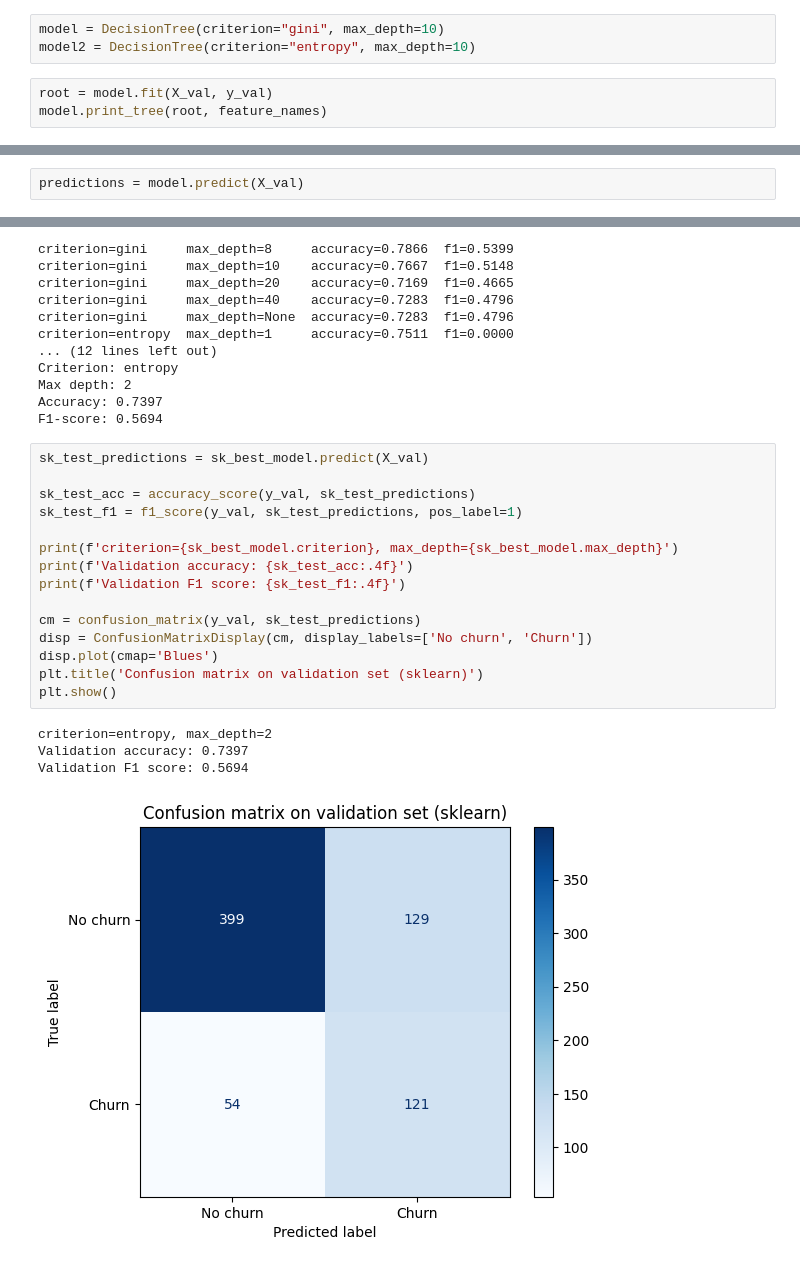
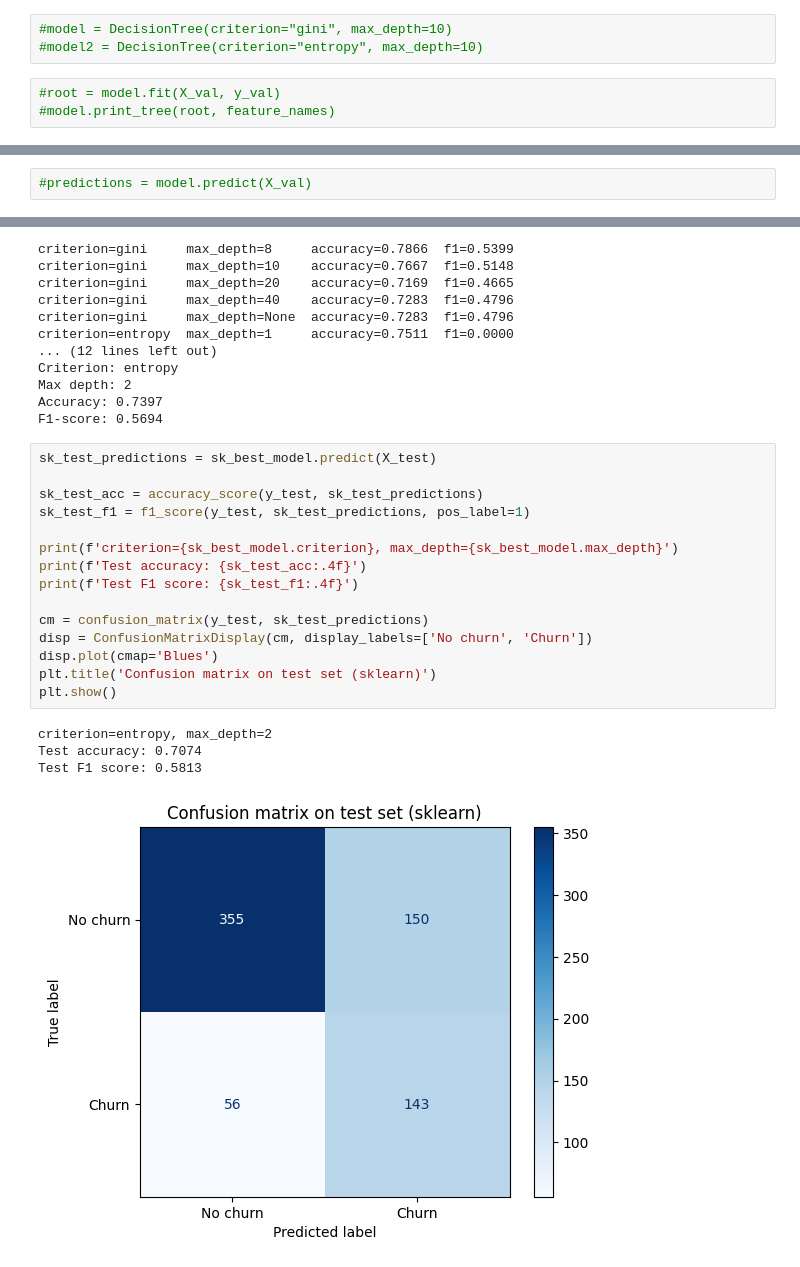
Before and after one commit to madsrb2003-dev/inf264_proj1, a Jupyter notebook: run_experiment.ipynb, the cells around one changed output, grey strips where cells are left out. Saved outputs shown, nothing was run; the diff lists cells and outputs as text.

Commit message:
permutation importance ferdig, sklearn testsett-fiks, æøå-fiks i markdown
Co-Authored-By: Claude Sonnet 5 <noreply@anthropic.com>

```diff
--- a/run_experiment.ipynb
+++ b/run_experiment.ipynb
@@ -30,8 +30,8 @@ y shape: (7032,)
 X_train, X_valtest, y_train, y_valtest = train_test_split(X, y, test_size=0.2, random_state=42)
 X_val, X_test, y_val, y_test = train_test_split(X_valtest, y_valtest, test_size=0.5, random_state=42)
 # %%
-model = DecisionTree(criterion="gini", max_depth=10)
-model2 = DecisionTree(criterion="entropy", max_depth=10)
+#model = DecisionTree(criterion="gini", max_depth=10)
+#model2 = DecisionTree(criterion="entropy", max_depth=10)
 # %%
-root = model.fit(X_val, y_val)
-model.print_tree(root, feature_names)
+#root = model.fit(X_val, y_val)
+#model.print_tree(root, feature_names)
@@ -77,3 +41,3 @@ Contract <= 0.696
 # %%
-predictions = model.predict(X_val)
+#predictions = model.predict(X_val)
 # %%
@@ -427,23 +373,23 @@ Max depth: 2
 Accuracy: 0.7397
 F1-score: 0.5694
 # %%
-sk_test_predictions = sk_best_model.predict(X_val)
+sk_test_predictions = sk_best_model.predict(X_test)
 
-sk_test_acc = accuracy_score(y_val, sk_test_predictions)
-sk_test_f1 = f1_score(y_val, sk_test_predictions, pos_label=1)
+sk_test_acc = accuracy_score(y_test, sk_test_predictions)
+sk_test_f1 = f1_score(y_test, sk_test_predictions, pos_label=1)
 
 print(f'criterion={sk_best_model.criterion}, max_depth={sk_best_model.max_depth}')
-print(f'Validation accuracy: {sk_test_acc:.4f}')
-print(f'Validation F1 score: {sk_test_f1:.4f}')
+print(f'Test accuracy: {sk_test_acc:.4f}')
+print(f'Test F1 score: {sk_test_f1:.4f}')
 
-cm = confusion_matrix(y_val, sk_test_predictions)
+cm = confusion_matrix(y_test, sk_test_predictions)
 disp = ConfusionMatrixDisplay(cm, display_labels=['No churn', 'Churn'])
 disp.plot(cmap='Blues')
-plt.title('Confusion matrix on validation set (sklearn)')
+plt.title('Confusion matrix on test set (sklearn)')
 plt.show()
 # %% [output]
 criterion=entropy, max_depth=2
-Validation accuracy: 0.7397
-Validation F1 score: 0.5694
+Test accuracy: 0.7074
+Test F1 score: 0.5813
-[figure, old version]
+[figure, new version]
 # %%
```
Also changed, not shown: parts of 13 cells of this notebook, 1 other file.
